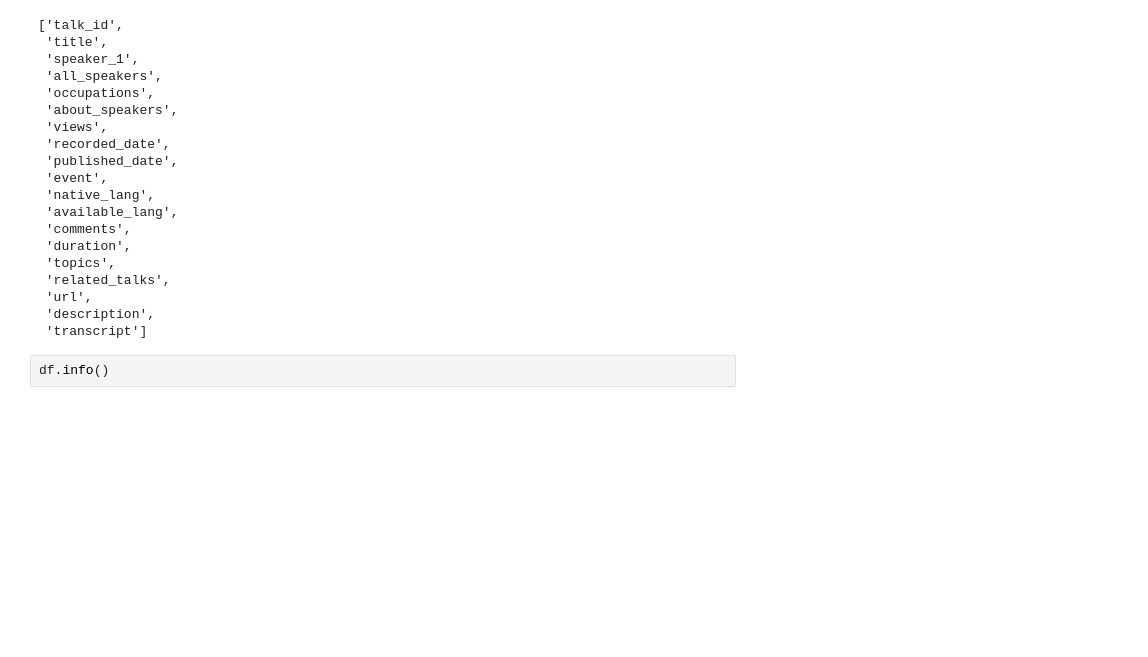
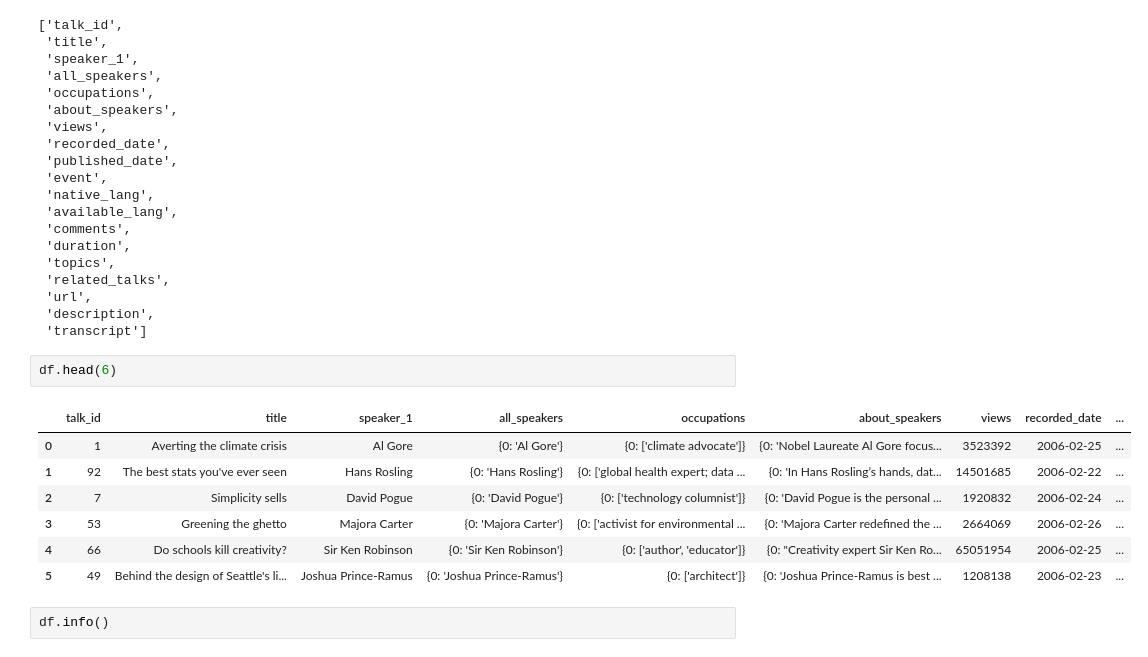
Before and after one commit to maya034/TED-TALK-VIEWS-PREDICTION, a Jupyter notebook: CH_Mayank_Kumar_TED_TALK_VIEWS_PREDICTION.ipynb, the cells around one changed output. Saved outputs shown, nothing was run; the diff lists cells and outputs as text; blank space fills up the shorter version.

```diff
--- a/CH_Mayank_Kumar_TED_TALK_VIEWS_PREDICTION.ipynb
+++ b/CH_Mayank_Kumar_TED_TALK_VIEWS_PREDICTION.ipynb
@@ -65,6 +43,16 @@ list(df.columns)
  'url',
  'description',
  'transcript']
+# %%
+df.head(6)
+# %% [output]
+|  | talk_id | title | speaker_1 | all_speakers | occupations | about_speakers | views | recorded_date | ... |
+| 0 | 1 | Averting the climate crisis | Al Gore | {0: 'Al Gore'} | {0: ['climate advocate']} | {0: 'Nobel Laureate Al Gore focus... | 3523392 | 2006-02-25 | ... |
+| 1 | 92 | The best stats you've ever seen | Hans Rosling | {0: 'Hans Rosling'} | {0: ['global health expert; data ... | {0: 'In Hans Rosling’s hands, dat... | 14501685 | 2006-02-22 | ... |
+| 2 | 7 | Simplicity sells | David Pogue | {0: 'David Pogue'} | {0: ['technology columnist']} | {0: 'David Pogue is the personal ... | 1920832 | 2006-02-24 | ... |
+| 3 | 53 | Greening the ghetto | Majora Carter | {0: 'Majora Carter'} | {0: ['activist for environmental ... | {0: 'Majora Carter redefined the ... | 2664069 | 2006-02-26 | ... |
+| 4 | 66 | Do schools kill creativity? | Sir Ken Robinson | {0: 'Sir Ken Robinson'} | {0: ['author', 'educator']} | {0: "Creativity expert Sir Ken Ro... | 65051954 | 2006-02-25 | ... |
+| 5 | 49 | Behind the design of Seattle's li... | Joshua Prince-Ramus | {0: 'Joshua Prince-Ramus'} | {0: ['architect']} | {0: 'Joshua Prince-Ramus is best ... | 1208138 | 2006-02-23 | ... |
 # %%
 df.info()
 # %% [output]
```
Also changed, not shown: parts of 35 cells of this notebook.
